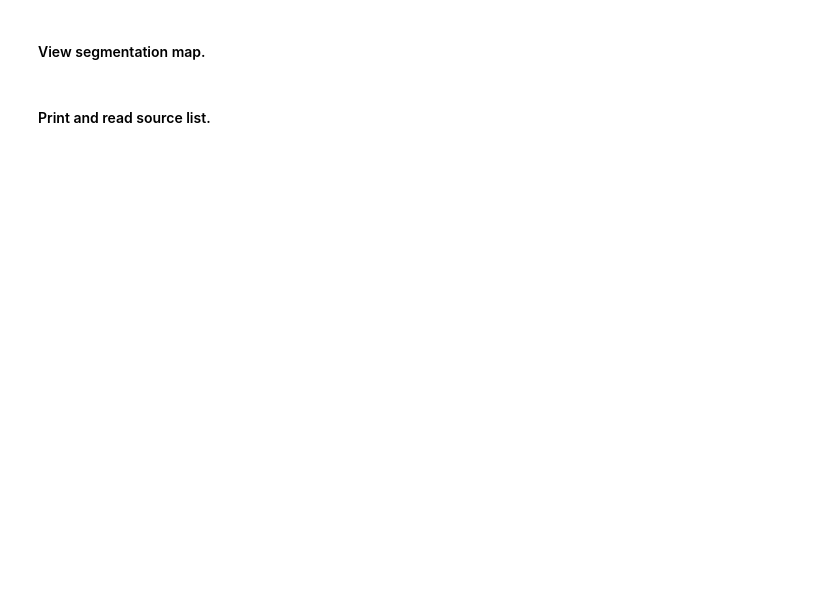
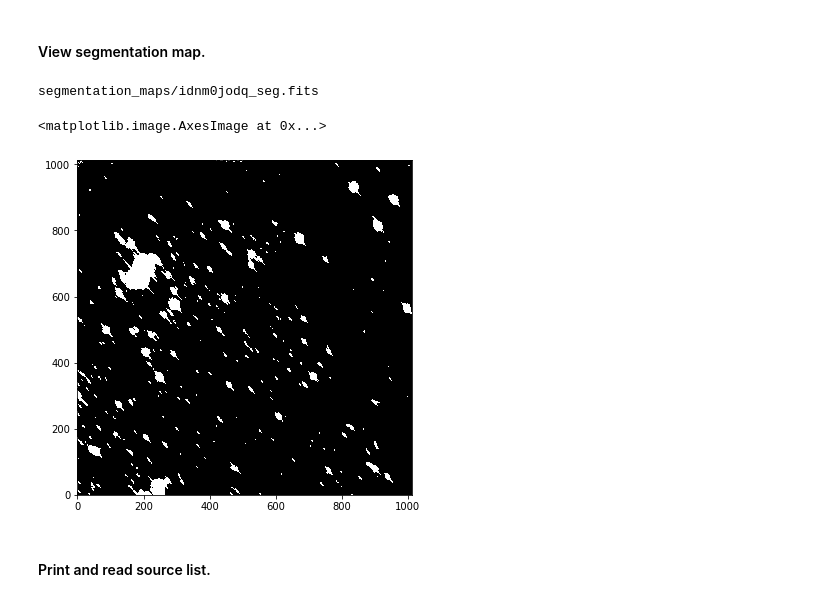
Before and after one commit to spacetelescope/wfc3_dash, a Jupyter notebook: wfc3_dash/notebooks/Step_1-Creating_Science_Data_from_IMAs.ipynb, the cells around one changed output. Drawn from its saved outputs; the diff is of its cells as text; code cells hidden in the pictures; blank space fills up the shorter version.

```diff
--- a/wfc3_dash/notebooks/Step_1-Creating_Science_Data_from_IMAs.ipynb
+++ b/wfc3_dash/notebooks/Step_1-Creating_Science_Data_from_IMAs.ipynb
@@ -18,7 +27,7 @@ import os
 
 #### Get the table of observations associated with 15238
 # %%
-obsTable = Observations.query_criteria(proposal_id=['15238'], obs_id=['IDNM1B030'])
+obsTable = Observations.query_criteria(proposal_id=['15238'], obs_id=['IDNM0J030'])
 # %% [markdown]
 #### Get the full list of products associated to the table and restrict the list to IMA files
 # %%
@@ -36,4 +48,4 @@ myID = product_list['obsID'][0:1]
 # %% [markdown]
 #### Download the IMA and FLT files for that exposure. The standard pipeline-FLT will be used for comparison with the detrended final product
 # %%
-download = Observations.download_products(myID,mrp_only=False,productSubGroupDescription=['IMA','FLT','DRZ'])
+download = Observations.download_products(myID,mrp_only=False,productSubGroupDescription=['IMA','FLT'])
@@ -169,10 +255,16 @@ myDash.create_seg_map()
 # %% [markdown]
 #### View segmentation map.
 # %%
-segmap_name = glob('segmentation_maps/*seg.fits')
-segmap = fits.getdata(segmap_name[0])
+rootname = myDash.root
+segmap_name = ('segmentation_maps/'+ rootname + '_seg.fits')
+segmap = fits.getdata(segmap_name)
+print(segmap_name)
 fig = plt.figure(figsize=(6, 8))
 plt.imshow(segmap, origin='lower', vmin=0, vmax=1, cmap='Greys_r')
+# %% [output]
+segmentation_maps/idnm0jodq_seg.fits
+<matplotlib.image.AxesImage at 0x...>
+[figure, added]
 # %% [markdown]
 #### Print and read source list.
 # %%
```
Also changed, not shown: parts of 29 cells of this notebook.
